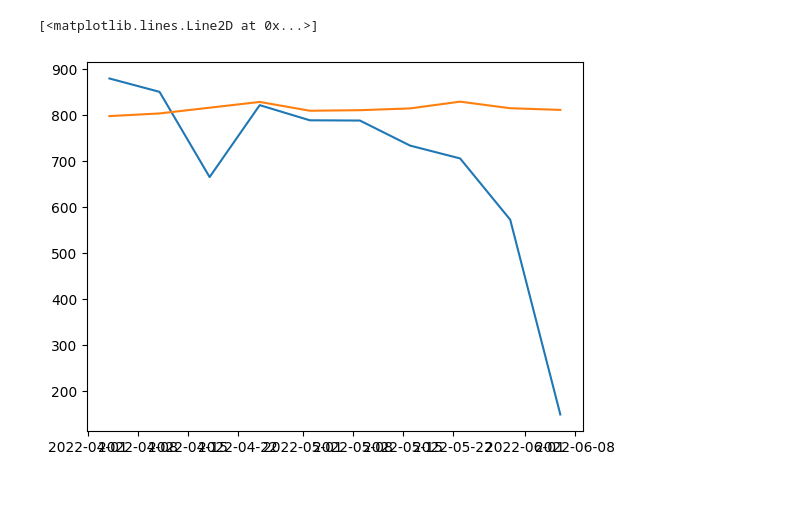
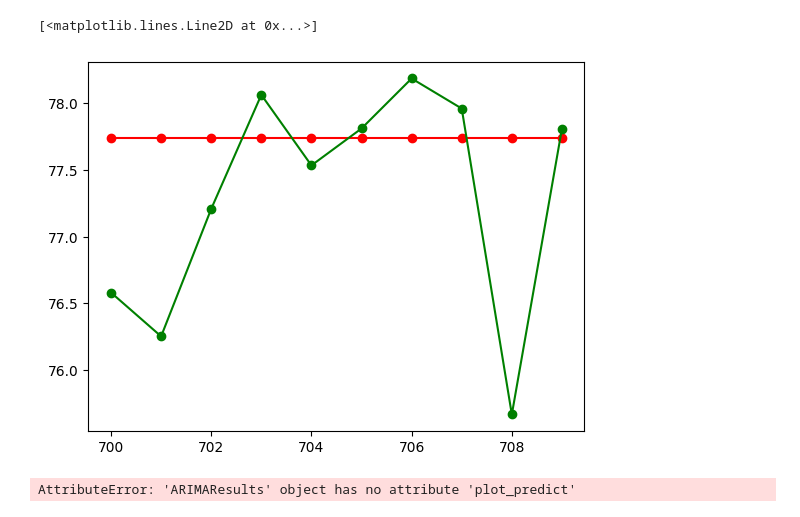
Before and after one commit to X99S5/Stock_Prediction_Model, a Jupyter notebook: Assignment.ipynb, the cells around one changed output. Drawn from its saved outputs; the diff is of its cells as text; code cells hidden in the pictures.

```diff
--- a/Assignment.ipynb
+++ b/Assignment.ipynb
@@ -122,5 +138,5 @@ trainData,testData
 # %%
-model = ARIMA(trainData.values,order=(5,1,5))
+model = ARIMA(trainData['Close'].values,order=(0,1,1))
 # %%
 modelFit = model.fit()
 # %%
@@ -161,9 +176,16 @@ testData
-# %%
-testData['Predictions'] = modelFit.predict(start = 261 ,end =  270) # predcits via index weirdly
-#residuals = testData - pred
-# %%
-plt.plot(testData['Close'])
-plt.plot(testData['Predictions'])
-# %% [output]
-[<matplotlib.lines.Line2D at 0x...>]
-[figure, removed]
+# %%
+pred = modelFit.predict(start = len(trainData) ,end =  len(trainData)+len(testData)-1) # predcits via index weirdly
+pred_train = modelFit.predict(start = 0 ,end =  len(trainData)-1) # predcits via index weirdly
+futureForcast = modelFit.forecast(100)
+testData['Predictions'] = pred
+trainData['Predictions'] = pred_train
+
+#plt.plot(trainData['Predictions'])
+#plt.plot(trainData['Close'])
+
+plt.plot(testData['Predictions'],"-ro")
+plt.plot(testData['Close'],"-go")
+#plt.plot(futureForcast)
+# %% [output]
+[<matplotlib.lines.Line2D at 0x...>]
+[figure, added]
@@ -169,0 +194,4 @@ plt.plot(testData['Predictions'])
+# %%
+modelFit.plot_predict()
+# %% [output]
+AttributeError: 'ARIMAResults' object has no attribute 'plot_predict'
```
Also changed, not shown: parts of 23 cells of this notebook.
